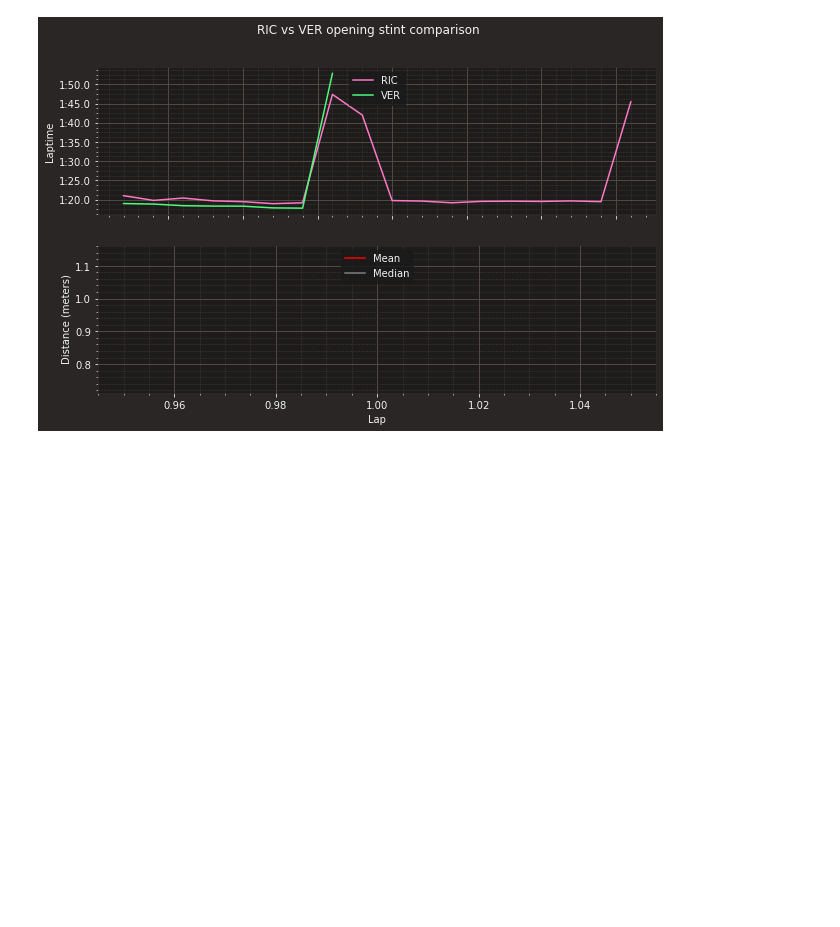
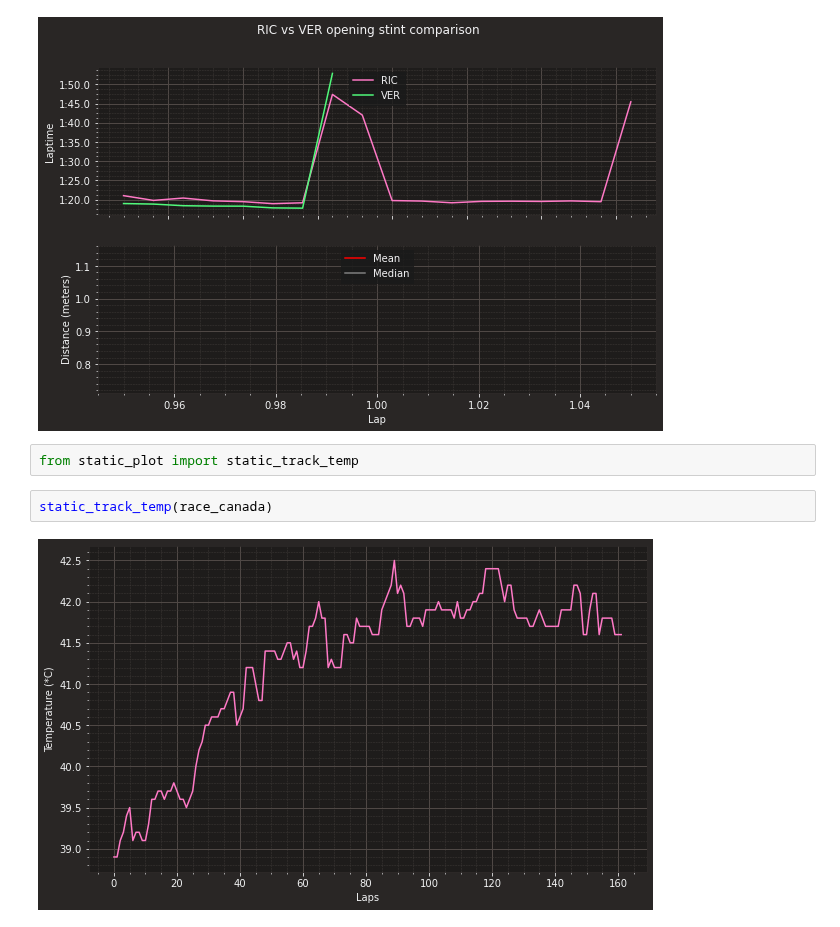
Before and after one commit to CamStevens15/F1_2022_race_analytics, a Jupyter notebook: Code_Analysis/Canadian_GP2022.ipynb, the cells around one changed output. Cells and saved outputs as stored; diff of their text form; blank space fills up the shorter version.

Commit message:
Update notebooks with imported modules

```diff
--- a/Code_Analysis/Canadian_GP2022.ipynb
+++ b/Code_Analysis/Canadian_GP2022.ipynb
@@ -503,3 +527,9 @@ for a in ax.flat:
 plt.show()
 # %% [output]
 [figure]
+# %%
+from static_plot import static_track_temp
+# %%
+static_track_temp(race_canada)
+# %% [output]
+[figure, added]
```
Also changed, not shown: parts of 6 cells of this notebook, 5 other files.
